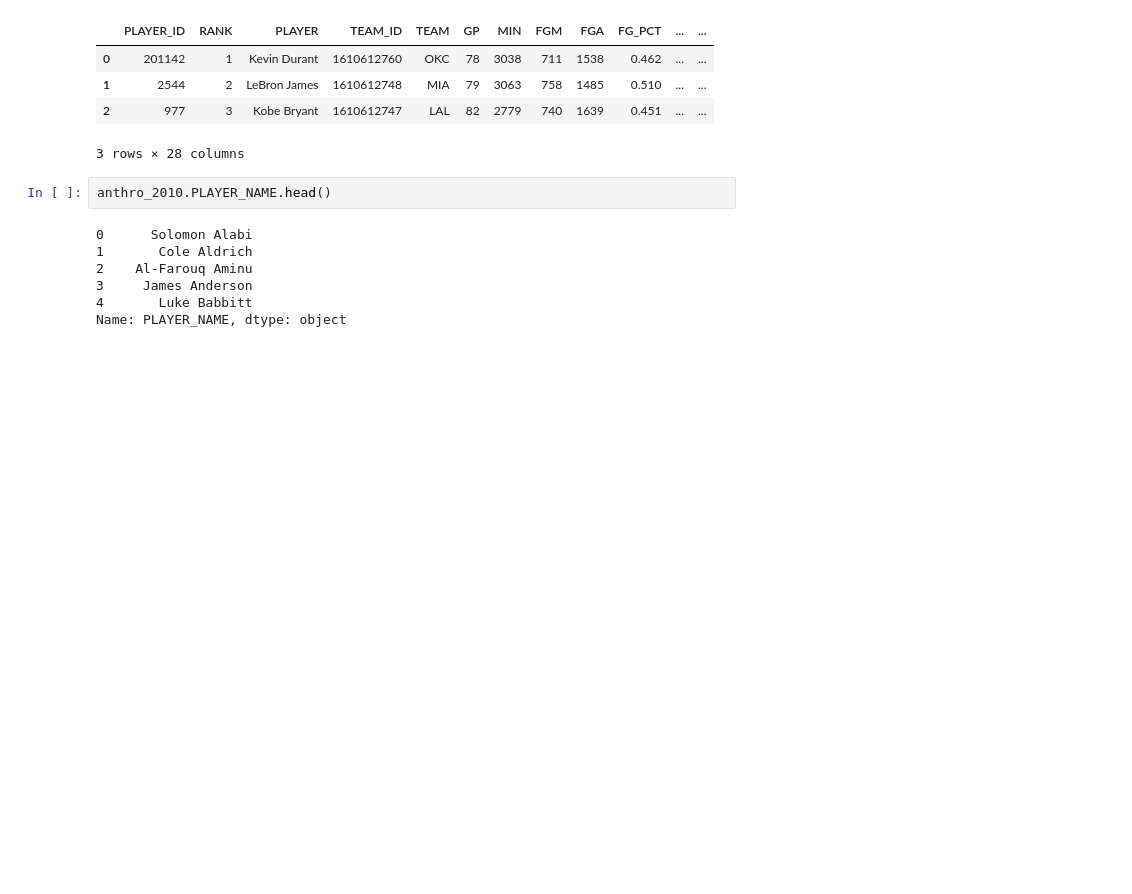
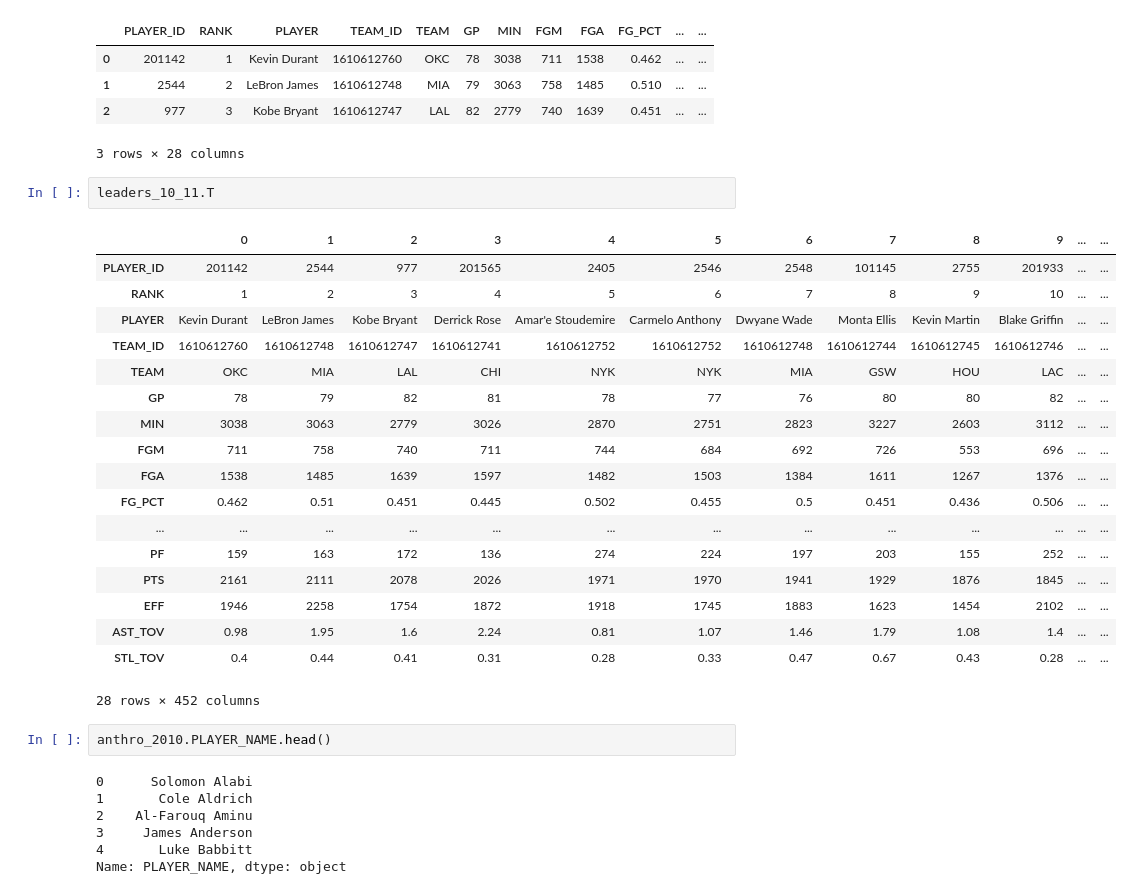
Before and after one commit to mannievilla/NBA-Draft-Selections, a Jupyter notebook: NBA_webscrape.ipynb, the cells around one changed output. Drawn from its saved outputs; the diff is of its cells as text; blank space fills up the shorter version.

```diff
--- a/NBA_webscrape.ipynb
+++ b/NBA_webscrape.ipynb
@@ -380,6 +382,27 @@ leaders_10_11.head(3)
 | 1 | 2544 | 2 | LeBron James | 1610612748 | MIA | 79 | 3063 | 758 | 1485 | 0.510 | ... | ... |
 | 2 | 977 | 3 | Kobe Bryant | 1610612747 | LAL | 82 | 2779 | 740 | 1639 | 0.451 | ... | ... |
 3 rows × 28 columns
+# %%
+leaders_10_11.T
+# %% [output]
+|  | 0 | 1 | 2 | 3 | 4 | 5 | 6 | 7 | 8 | 9 | ... | ... |
+| PLAYER_ID | 201142 | 2544 | 977 | 201565 | 2405 | 2546 | 2548 | 101145 | 2755 | 201933 | ... | ... |
+| RANK | 1 | 2 | 3 | 4 | 5 | 6 | 7 | 8 | 9 | 10 | ... | ... |
+| PLAYER | Kevin Durant | LeBron James | Kobe Bryant | Derrick Rose | Amar'e Stoudemire | Carmelo Anthony | Dwyane Wade | Monta Ellis | Kevin Martin | Blake Griffin | ... | ... |
+| TEAM_ID | 1610612760 | 1610612748 | 1610612747 | 1610612741 | 1610612752 | 1610612752 | 1610612748 | 1610612744 | 1610612745 | 1610612746 | ... | ... |
+| TEAM | OKC | MIA | LAL | CHI | NYK | NYK | MIA | GSW | HOU | LAC | ... | ... |
+| GP | 78 | 79 | 82 | 81 | 78 | 77 | 76 | 80 | 80 | 82 | ... | ... |
+| MIN | 3038 | 3063 | 2779 | 3026 | 2870 | 2751 | 2823 | 3227 | 2603 | 3112 | ... | ... |
+| FGM | 711 | 758 | 740 | 711 | 744 | 684 | 692 | 726 | 553 | 696 | ... | ... |
+| FGA | 1538 | 1485 | 1639 | 1597 | 1482 | 1503 | 1384 | 1611 | 1267 | 1376 | ... | ... |
+| FG_PCT | 0.462 | 0.51 | 0.451 | 0.445 | 0.502 | 0.455 | 0.5 | 0.451 | 0.436 | 0.506 | ... | ... |
+| ... | ... | ... | ... | ... | ... | ... | ... | ... | ... | ... | ... | ... |
+| PF | 159 | 163 | 172 | 136 | 274 | 224 | 197 | 203 | 155 | 252 | ... | ... |
+| PTS | 2161 | 2111 | 2078 | 2026 | 1971 | 1970 | 1941 | 1929 | 1876 | 1845 | ... | ... |
+| EFF | 1946 | 2258 | 1754 | 1872 | 1918 | 1745 | 1883 | 1623 | 1454 | 2102 | ... | ... |
+| AST_TOV | 0.98 | 1.95 | 1.6 | 2.24 | 0.81 | 1.07 | 1.46 | 1.79 | 1.08 | 1.4 | ... | ... |
+| STL_TOV | 0.4 | 0.44 | 0.41 | 0.31 | 0.28 | 0.33 | 0.47 | 0.67 | 0.43 | 0.28 | ... | ... |
+28 rows × 452 columns
 # %%
 anthro_2010.PLAYER_NAME.head()
 # %% [output]
```
Also changed, not shown: parts of 22 cells of this notebook.
